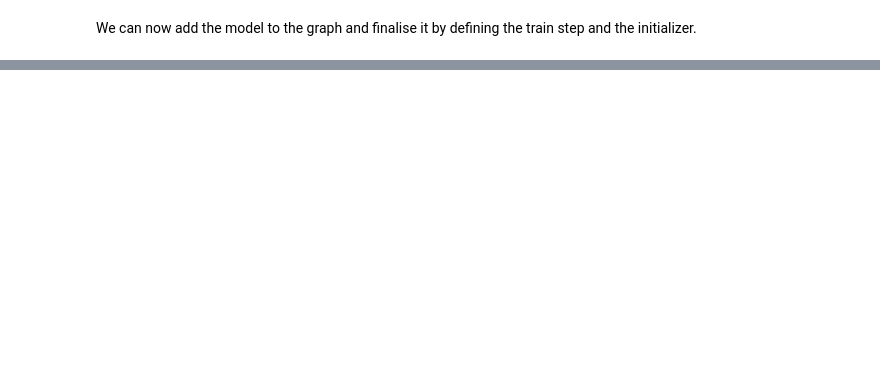
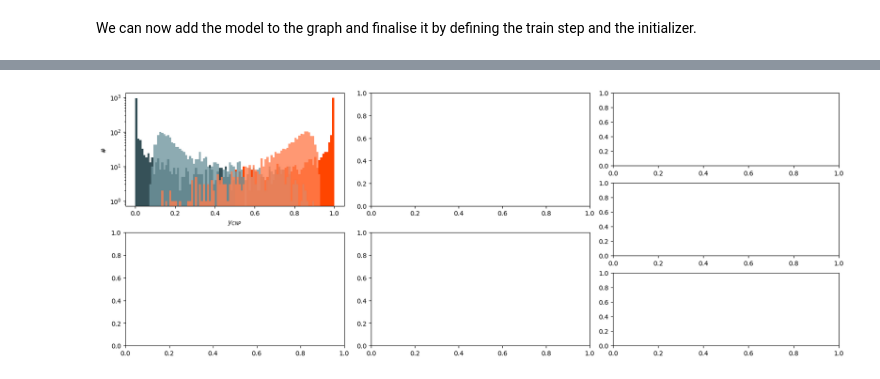
Before and after one commit to annkasch/legend-multi-fidelity-surrogate-model, a Jupyter notebook: conditional-neural-process/conditional_neural_process_training.ipynb, the cells around one changed output, grey strips where cells are left out. Drawn from its saved outputs; the diff is of its cells as text; code cells hidden in the pictures; blank space fills up the shorter version.

```diff
--- a/conditional-neural-process/conditional_neural_process_training.ipynb
+++ b/conditional-neural-process/conditional_neural_process_training.ipynb
@@ -207,0 +199,45 @@ torch.save(model.state_dict(), f'./out/{f_out}_model.pth')
+# %%
+fig = plt.figure(figsize=(16.4,5.94), layout = "constrained")
+gs0=fig.add_gridspec(1,2, width_ratios = [2,1])
+
+gs00 = gs0[0].subgridspec(2,2)
+gs01 = gs0[1].subgridspec(3,1)
+for l in range(2):
+    for j in range(2):
+        ax = fig.add_subplot(gs00[l,j])
+        if l==0 and j==0:
+
+            target_y_training = data_train.target_y[0].detach().numpy()
+            prediction_y_training = mu
+            prediction_y_testing = data_testing.target_y[0].detach().numpy()
+            target_y_testing = mu_testing
+            index_list_1 = np.where(target_y_testing > 0.5)[0]
+            target_signal_testing = np.array([target_y_testing[i] for i in index_list_1])
+            prediction_signal_testing = np.array([prediction_y_testing[i] for i in index_list_1])
+            target_bkg_testing = np.delete(target_y_testing, index_list_1)
+            prediction_bkg_testing = np.delete(prediction_y_testing, index_list_1)
+
+            #######################
+            index_list_2 = np.where(target_y_training > 0.5)[0]
+            target_signal_training = np.array([target_y_training[i] for i in index_list_2])
+            prediction_signal_training = np.array([prediction_y_training[i] for i in index_list_2])
+            target_bkg_training = np.delete(target_y_training, index_list_2)
+            prediction_bkg_training = np.delete(prediction_y_training, index_list_2)
+            bins = 100
+            if len(target_signal_training)>0:
+                    ax.hist(target_signal_training, range=[0.0, 1.0],bins=bins, color='orangered', alpha=1.0, label='label (signal)')
+            ax.hist(target_bkg_training, range=[0.0, 1.0],bins=bins, color=(3/255,37/255,46/255), alpha=0.8, label='label (bkg)')
+            ax.hist(prediction_bkg_training, range=[0.0, 1.0],bins=bins, color=(113/255,150/255,159/255), alpha=0.8, label='network (bkg)')
+            if len(target_signal_training)>0:
+                    ax.hist(prediction_signal_training, range=[0.0, 1.0],bins=bins, color='coral', alpha=0.8, label='network (signal)')
+
+            ax.set_yscale('log')
+            ax.set_ylabel('#')
+            ax.set_xlabel(r'$y_{CNP}$')
+
+for j in range(3):
+    ax = fig.add_subplot(gs01[j])
+
+fig.savefig(f"training_distribution_{version_cnp}.png")
+# %% [output]
+[figure, added]
```
Also changed, not shown: parts of 4 cells of this notebook, 2 other files.
